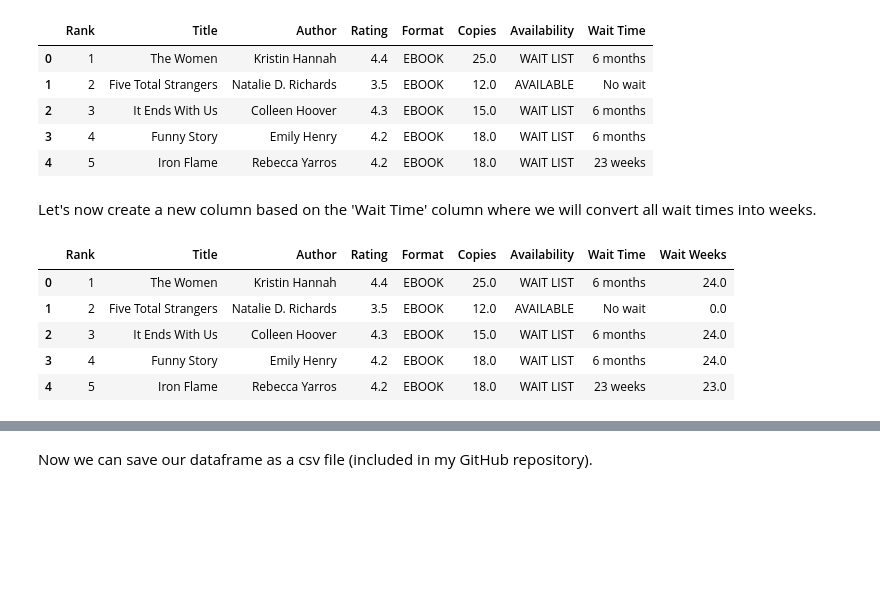
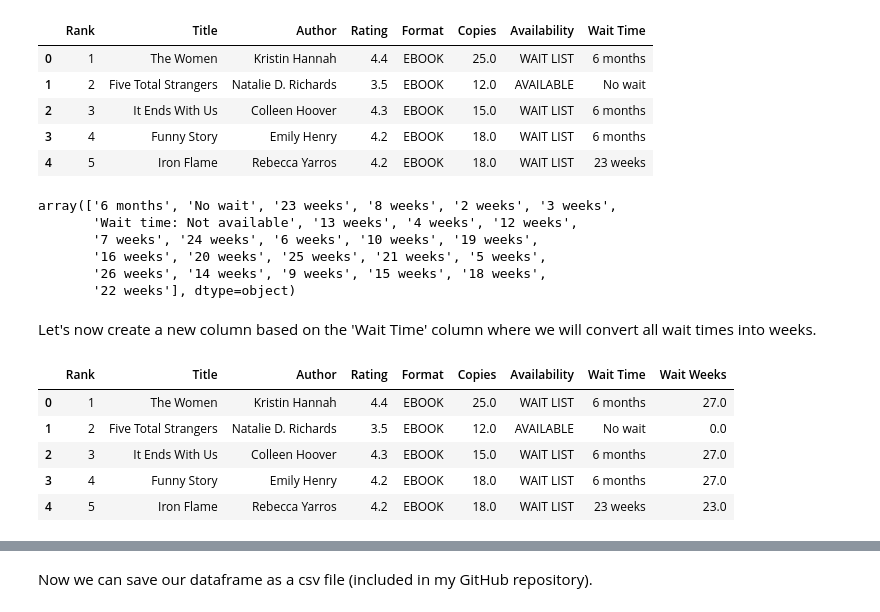
Before and after one commit to brinleyostler/AZ-top-books, a Jupyter notebook: best_books.ipynb, the cells around one changed output, grey strips where cells are left out. Saved outputs shown, nothing was run; the diff lists cells and outputs as text; code cells hidden in the pictures; blank space fills up the shorter version.

```diff
--- a/best_books.ipynb
+++ b/best_books.ipynb
@@ -263,29 +264,40 @@ top_books.head()
 | 2 | 3 | It Ends With Us | Colleen Hoover | 4.3 | EBOOK | 15.0 | WAIT LIST | 6 months |
 | 3 | 4 | Funny Story | Emily Henry | 4.2 | EBOOK | 18.0 | WAIT LIST | 6 months |
 | 4 | 5 | Iron Flame | Rebecca Yarros | 4.2 | EBOOK | 18.0 | WAIT LIST | 23 weeks |
+# %%
+top_books['Wait Time'].unique()
+# %% [output]
+array(['6 months', 'No wait', '23 weeks', '8 weeks', '2 weeks', '3 weeks',
+       'Wait time: Not available', '13 weeks', '4 weeks', '12 weeks',
+       '7 weeks', '24 weeks', '6 weeks', '10 weeks', '19 weeks',
+       '16 weeks', '20 weeks', '25 weeks', '21 weeks', '5 weeks',
+       '26 weeks', '14 weeks', '9 weeks', '15 weeks', '18 weeks',
+       '22 weeks'], dtype=object)
 # %% [markdown]
 Let's now create a new column based on the 'Wait Time' column where we will convert all wait times into weeks.
 # %%
 def wait_weeks(wait_time):
     if 'months' in wait_time:
-        months = int(re.sub(r' months', '', wait_time))
-        return months * 4  # Convert months to weeks
+        months_x = int(re.sub(r' months', '', wait_time))
+        months_y = months_x * 4.345
+        months = math.ceil(months_y)
+        return months # Convert months to weeks
     elif 'weeks' in wait_time:
         weeks = int(re.sub(r' weeks', '', wait_time))
         return weeks
     elif 'No wait' in wait_time:
         return 0
     else:
         return None
 
 # Apply the function to create the 'Wait Weeks' column
 top_books['Wait Weeks'] = top_books['Wait Time'].apply(wait_weeks)
 
 top_books.head()
 # %% [output]
 |  | Rank | Title | Author | Rating | Format | Copies | Availability | Wait Time | Wait Weeks |
-| 0 | 1 | The Women | Kristin Hannah | 4.4 | EBOOK | 25.0 | WAIT LIST | 6 months | 24.0 |
+| 0 | 1 | The Women | Kristin Hannah | 4.4 | EBOOK | 25.0 | WAIT LIST | 6 months | 27.0 |
 | 1 | 2 | Five Total Strangers | Natalie D. Richards | 3.5 | EBOOK | 12.0 | AVAILABLE | No wait | 0.0 |
-| 2 | 3 | It Ends With Us | Colleen Hoover | 4.3 | EBOOK | 15.0 | WAIT LIST | 6 months | 24.0 |
-| 3 | 4 | Funny Story | Emily Henry | 4.2 | EBOOK | 18.0 | WAIT LIST | 6 months | 24.0 |
+| 2 | 3 | It Ends With Us | Colleen Hoover | 4.3 | EBOOK | 15.0 | WAIT LIST | 6 months | 27.0 |
+| 3 | 4 | Funny Story | Emily Henry | 4.2 | EBOOK | 18.0 | WAIT LIST | 6 months | 27.0 |
 | 4 | 5 | Iron Flame | Rebecca Yarros | 4.2 | EBOOK | 18.0 | WAIT LIST | 23 weeks | 23.0 |
```
Also changed, not shown: parts of 6 cells of this notebook, 1 other file.
